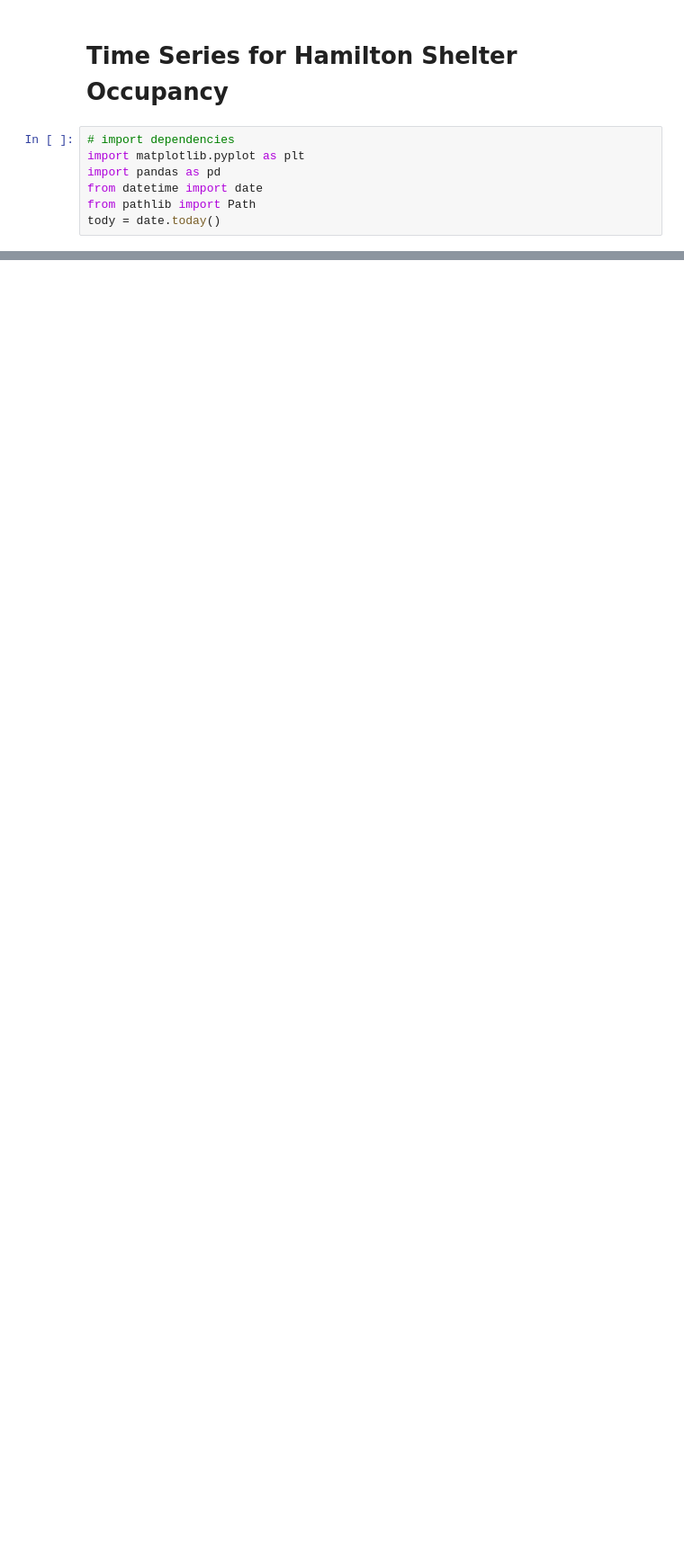
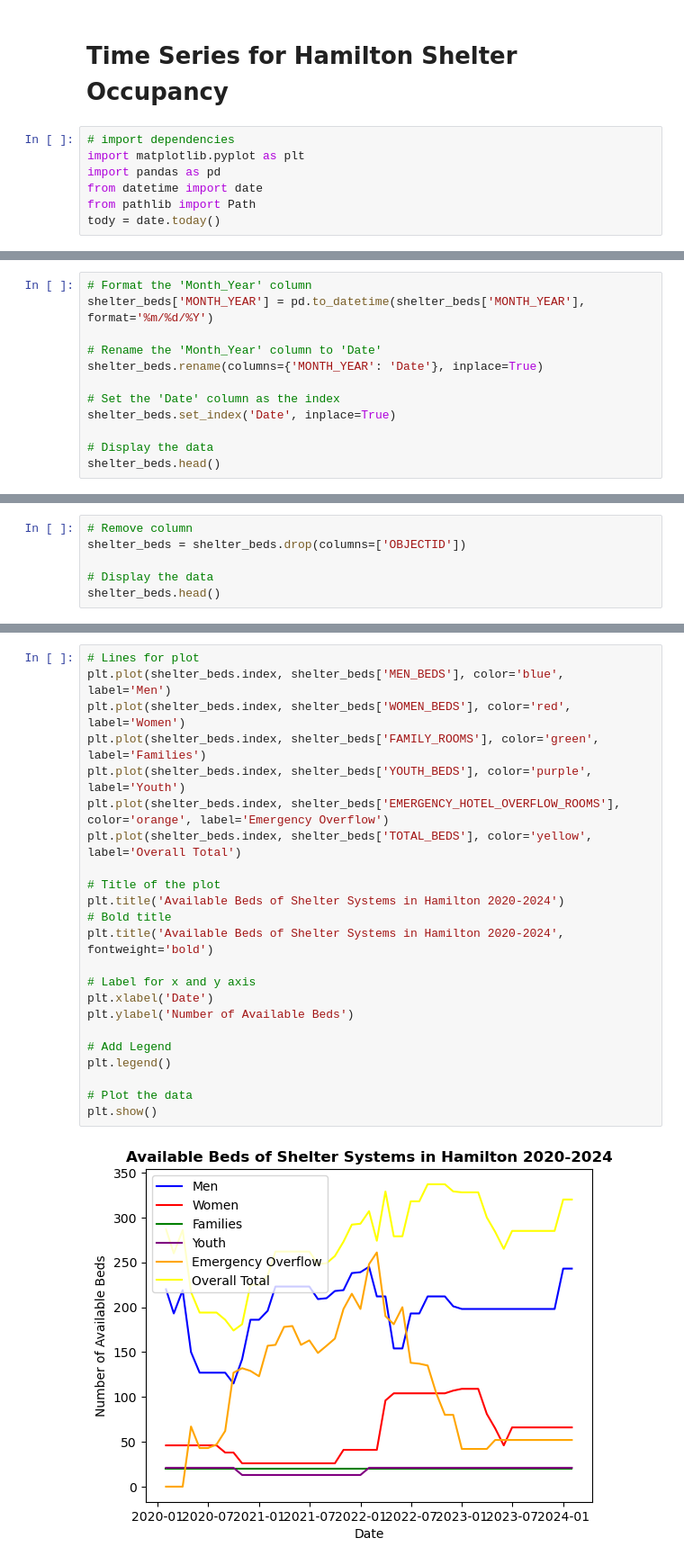
Before and after one commit to keyanap/YWCA-Gender-Based-Safety-Audit, a Jupyter notebook: Hamilton_Shelter_Occupancy.ipynb, the cells around one changed output, grey strips where cells are left out. Shown at 90% size. Cells and saved outputs as stored; diff of their text form; blank space fills up the shorter version.

```diff
--- a/Hamilton_Shelter_Occupancy.ipynb
+++ b/Hamilton_Shelter_Occupancy.ipynb
@@ -86,0 +150,12 @@ shelter_occupancy.head()
+# %%
+# Format the 'Month_Year' column
+shelter_beds['MONTH_YEAR'] = pd.to_datetime(shelter_beds['MONTH_YEAR'], format='%m/%d/%Y')
+
+# Rename the 'Month_Year' column to 'Date'
+shelter_beds.rename(columns={'MONTH_YEAR': 'Date'}, inplace=True)
+
+# Set the 'Date' column as the index
+shelter_beds.set_index('Date', inplace=True)
+
+# Display the data
+shelter_beds.head()
@@ -86,0 +170,6 @@ shelter_occupancy.head()
+# %%
+# Remove column
+shelter_beds = shelter_beds.drop(columns=['OBJECTID'])
+
+# Display the data
+shelter_beds.head()
@@ -86,0 +194,25 @@ shelter_occupancy.head()
+# %%
+# Lines for plot
+plt.plot(shelter_beds.index, shelter_beds['MEN_BEDS'], color='blue', label='Men')
+plt.plot(shelter_beds.index, shelter_beds['WOMEN_BEDS'], color='red', label='Women')
+plt.plot(shelter_beds.index, shelter_beds['FAMILY_ROOMS'], color='green', label='Families')
+plt.plot(shelter_beds.index, shelter_beds['YOUTH_BEDS'], color='purple', label='Youth')
+plt.plot(shelter_beds.index, shelter_beds['EMERGENCY_HOTEL_OVERFLOW_ROOMS'], color='orange', label='Emergency Overflow')
+plt.plot(shelter_beds.index, shelter_beds['TOTAL_BEDS'], color='yellow', label='Overall Total')
+
+# Title of the plot
+plt.title('Available Beds of Shelter Systems in Hamilton 2020-2024')
+# Bold title
+plt.title('Available Beds of Shelter Systems in Hamilton 2020-2024', fontweight='bold')
+
+# Label for x and y axis
+plt.xlabel('Date')
+plt.ylabel('Number of Available Beds')
+
+# Add Legend
+plt.legend()
+
+# Plot the data
+plt.show()
+# %% [output]
+[figure, added]
```
Also changed, not shown: parts of 13 cells of this notebook, 5 other files.
